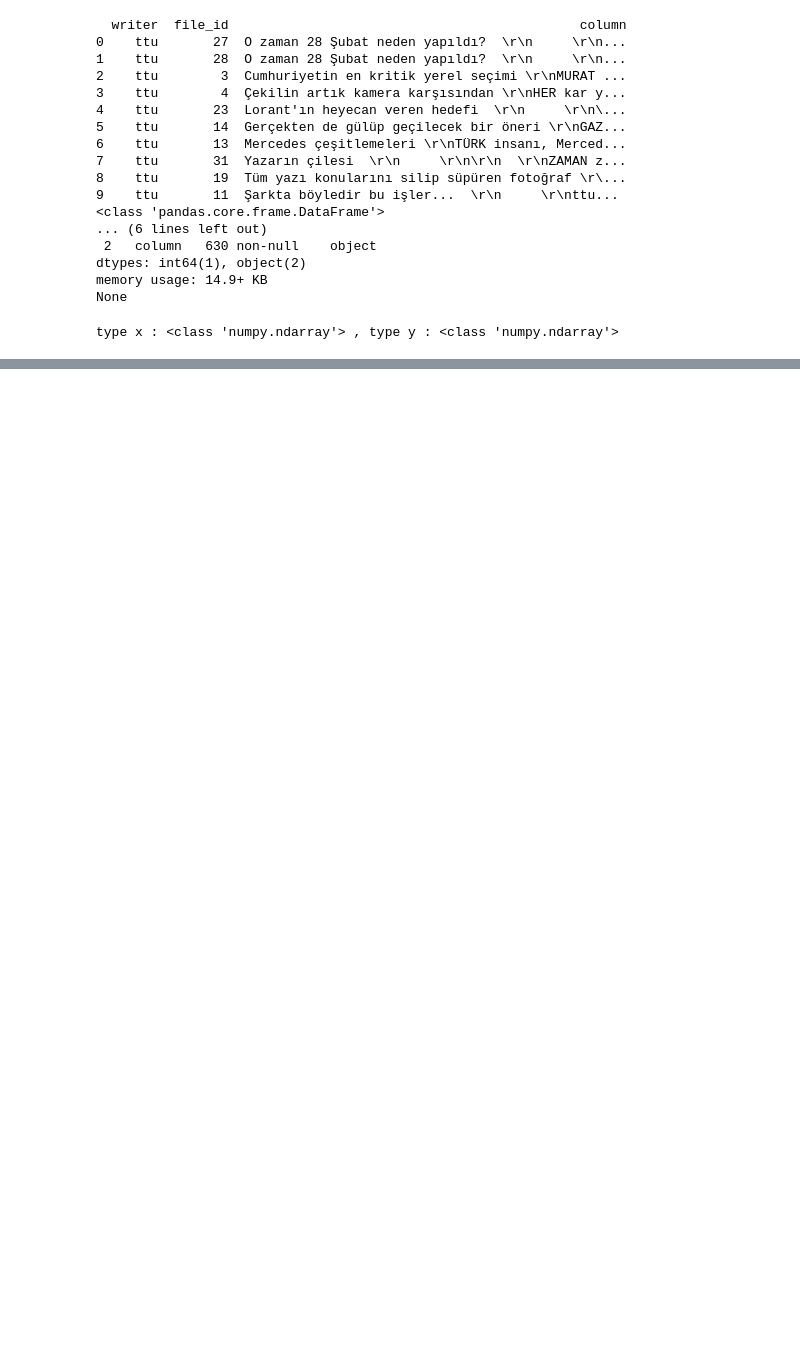
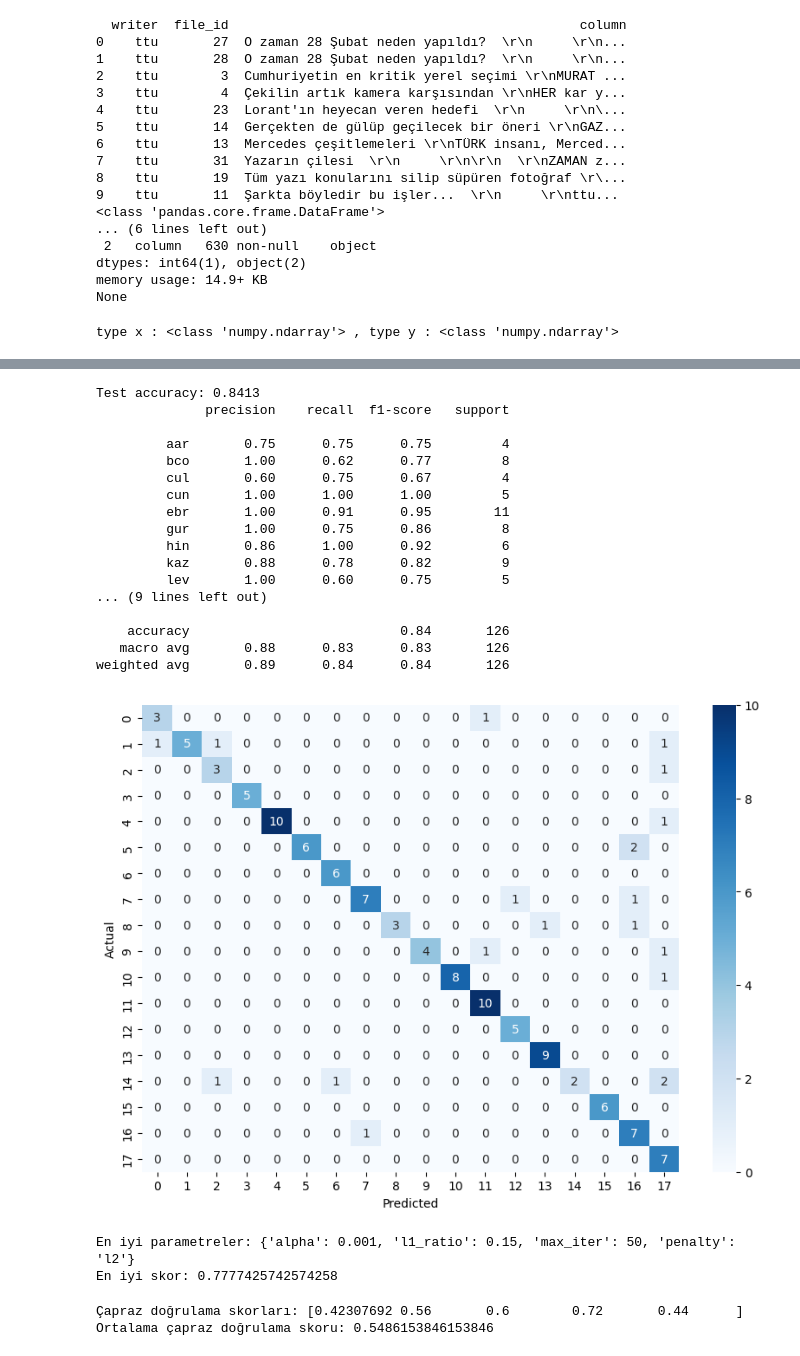
Before and after one commit to Z-U-k0rkmaz/TextMiningProject, a Jupyter notebook: sgd.ipynb, the cells around one changed output, grey strips where cells are left out. Drawn from its saved outputs; the diff is of its cells as text; code cells hidden in the pictures; blank space fills up the shorter version.

```diff
--- a/sgd.ipynb
+++ b/sgd.ipynb
@@ -132,0 +170,69 @@ Test accuracy: 0.7063
+# %%
+# SGDClassifier ile model oluşturma
+model = SGDClassifier(alpha=0.001, max_iter=50, penalty='l2', random_state=42)
+
+# Modeli eğitme
+model.fit(X_train, y_train)
+
+# Modelin performansını değerlendirme
+y_pred = model.predict(X_test)
+accuracy = accuracy_score(y_test, y_pred)
+print(f'Test accuracy: {accuracy:.4f}')
+
+# classification_report
+print(classification_report(y_test, y_pred))
+
+
+# confusion_matrix
+import seaborn as sns
+import matplotlib.pyplot as plt
+cm = confusion_matrix(y_test, y_pred)
+plt.figure(figsize=(10, 7))
+sns.heatmap(cm, annot=True, fmt='d', cmap='Blues')
+plt.xlabel('Predicted')
+plt.ylabel('Actual')
+plt.show()
+# %% [output]
+Test accuracy: 0.8413
+              precision    recall  f1-score   support
+
+         aar       0.75      0.75      0.75         4
+         bco       1.00      0.62      0.77         8
+         cul       0.60      0.75      0.67         4
+         cun       1.00      1.00      1.00         5
+         ebr       1.00      0.91      0.95        11
+         gur       1.00      0.75      0.86         8
+         hin       0.86      1.00      0.92         6
+         kaz       0.88      0.78      0.82         9
+         lev       1.00      0.60      0.75         5
+... (9 lines left out)
+
+    accuracy                           0.84       126
+   macro avg       0.88      0.83      0.83       126
+weighted avg       0.89      0.84      0.84       126
+[figure, added]
+# %%
+param_grid = {
+    'alpha': [1e-06, 1e-05, 0.0001, 0.001, 0.01],
+    'max_iter': [50, 100, 200, 500, 1000],
+    'penalty': ['elasticnet', 'l2', 'l1'],
+    'l1_ratio': [0.15, 0.5, 0.7]  # Sadece 'elasticnet' için kullanılır
+}
+
+# GridSearchCV ile model oluşturma
+grid_search = GridSearchCV(SGDClassifier(random_state=42), param_grid, cv=5, scoring='accuracy')
+grid_search.fit(X_train, y_train)
+
+# En iyi parametreleri ve skorları gösterme
+print("En iyi parametreler:", grid_search.best_params_)
+print("En iyi skor:", grid_search.best_score_)
+
+# Çapraz doğrulama ile model performansını değerlendirme
+cross_val_scores = cross_val_score(grid_search, X_test, y_test, cv=5)
+print("Çapraz doğrulama skorları:", cross_val_scores)
+print("Ortalama çapraz doğrulama skoru:", cross_val_scores.mean())
+# %% [output]
+En iyi parametreler: {'alpha': 0.001, 'l1_ratio': 0.15, 'max_iter': 50, 'penalty': 'l2'}
+En iyi skor: 0.7777425742574258
+Çapraz doğrulama skorları: [0.42307692 0.56       0.6        0.72       0.44      ]
+Ortalama çapraz doğrulama skoru: 0.5486153846153846
```
Also changed, not shown: parts of 5 cells of this notebook, 7 other files.
